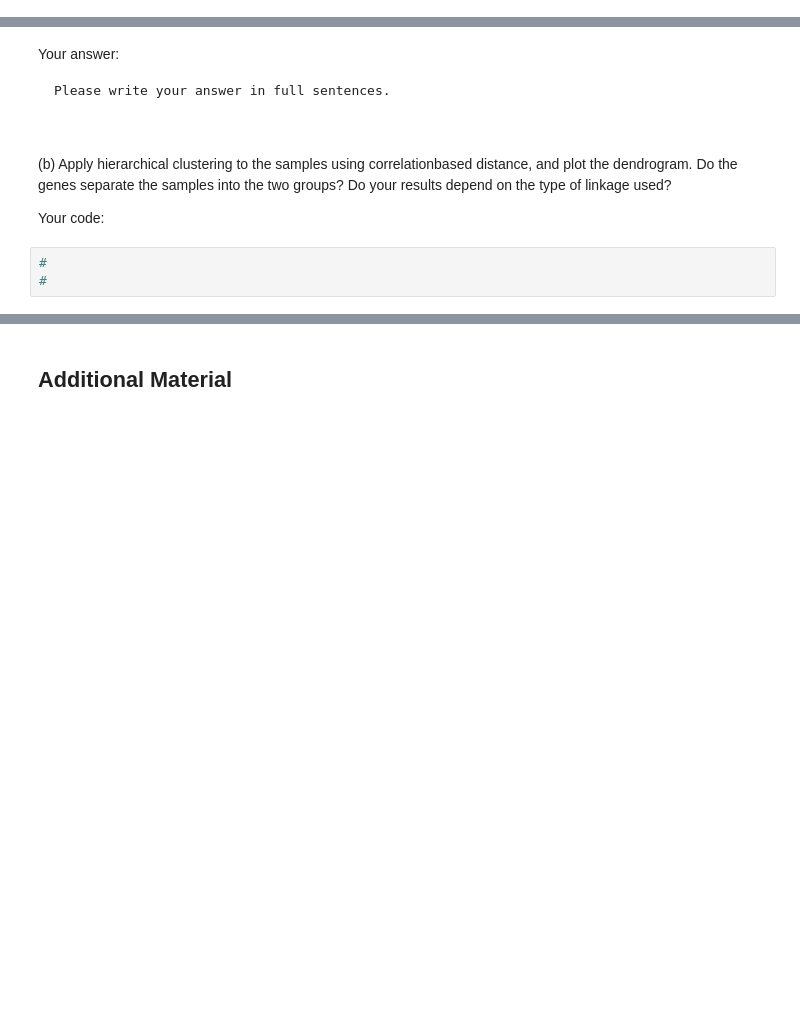
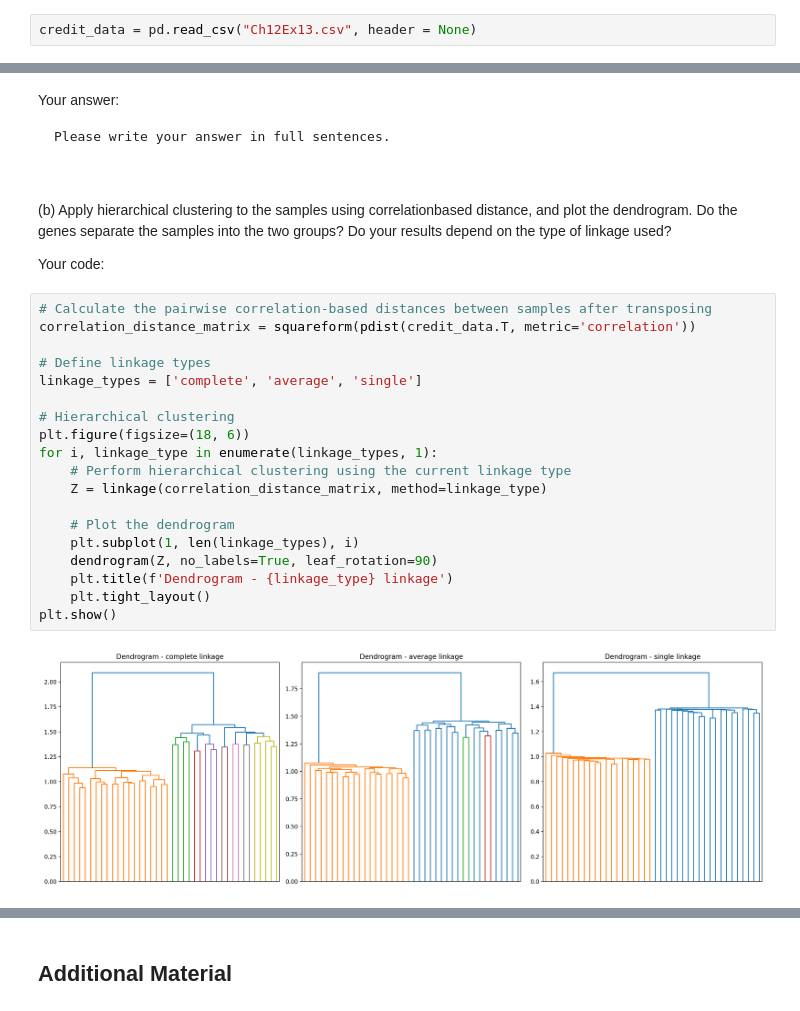
Before and after one commit to BU-MSSP-Classroom/MA679_Spring2024_09_unsupervised-fengyuanshen, a Jupyter notebook: Ch12_Unsupervised_Python.ipynb, the cells around one changed output, grey strips where cells are left out. Drawn from its saved outputs; the diff is of its cells as text; blank space fills up the shorter version.

```diff
--- a/Ch12_Unsupervised_Python.ipynb
+++ b/Ch12_Unsupervised_Python.ipynb
@@ -666,4 +667,6 @@ credit_data=pd.read_csv("Ch12Ex13.csv")
 (a) Load in the data using pd.read_csv(). You will need to select `header = None`.
 
 Your code:
+# %%
+credit_data = pd.read_csv("Ch12Ex13.csv", header = None)
 # %%
@@ -686,8 +716,26 @@ type of linkage used?
 
 Your code:
 # %%
-#
-#
+# Calculate the pairwise correlation-based distances between samples after transposing
+correlation_distance_matrix = squareform(pdist(credit_data.T, metric='correlation'))
+
+# Define linkage types
+linkage_types = ['complete', 'average', 'single']
+
+# Hierarchical clustering
+plt.figure(figsize=(18, 6))
+for i, linkage_type in enumerate(linkage_types, 1):
+    # Perform hierarchical clustering using the current linkage type
+    Z = linkage(correlation_distance_matrix, method=linkage_type)
+
+    # Plot the dendrogram
+    plt.subplot(1, len(linkage_types), i)
+    dendrogram(Z, no_labels=True, leaf_rotation=90)
+    plt.title(f'Dendrogram - {linkage_type} linkage')
+    plt.tight_layout()
+plt.show()
+# %% [output]
+[figure, added]
 # %% [markdown]
 Your answer:
 
```
Also changed, not shown: parts of 8 cells of this notebook.
